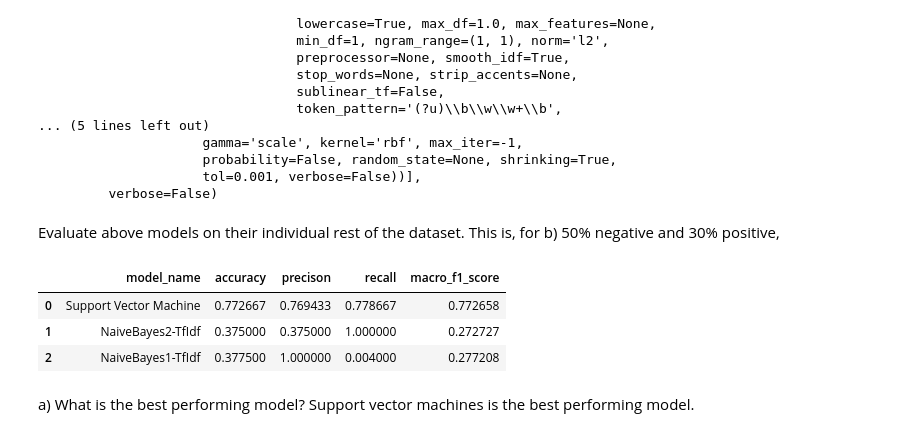
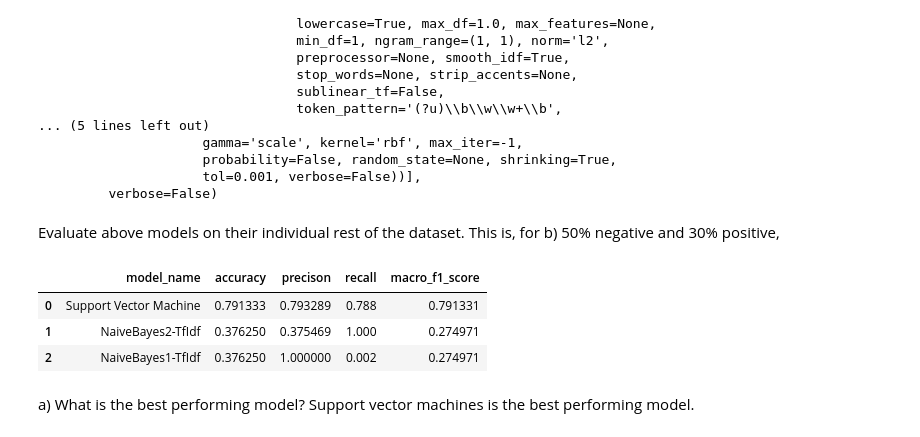
Before and after one commit to csrajath/CSC_8980_NLP, a Jupyter notebook: rcs1_TNLP_CSC_8980_HW3.ipynb, the cells around one changed output. Saved outputs shown, nothing was run; the diff lists cells and outputs as text; code cells hidden in the pictures.

Commit message:
made stupid error of printing same  Q3 metrics list in bonus question

```diff
--- a/rcs1_TNLP_CSC_8980_HW3.ipynb
+++ b/rcs1_TNLP_CSC_8980_HW3.ipynb
@@ -422,7 +421,9 @@ a) For training: use 50% of the positive dataset and 70% of the negative dataset
 random.shuffle(pos_content_bonus)
 random.shuffle(neg_content_bonus)
 
-m1_pos_train = pos_content_bonus[:len(pos_content_bonus[:int((50/100)*len(pos_content_bonus))])]
-m1_neg_train = neg_content_bonus[:len(neg_content_bonus[:int((70/100)*len(neg_content_bonus))])]
-m1_pos_test = pos_content_bonus[len(pos_content_bonus[:int((50/100)*len(pos_content_bonus))]):]
-m1_neg_test = neg_content_bonus[len(neg_content_bonus[:int((70/100)*len(neg_content_bonus))]):]
+pos_m3 = len(pos_content_bonus[:int((50/100)*len(pos_content_bonus))])
+neg_m3 = len(neg_content_bonus[:int((70/100)*len(neg_content_bonus))])
+m1_pos_train = pos_content_bonus[:pos_m3]
+m1_neg_train = neg_content_bonus[:neg_m3]
+m1_pos_test = pos_content_bonus[pos_m3:]
+m1_neg_test = neg_content_bonus[neg_m3:]
@@ -473,10 +476,13 @@ b) For training: use 50% of the negative dataset and 70% of the positive dataset
 # %%
 random.shuffle(pos_content_bonus)
 random.shuffle(neg_content_bonus)
-m2_pos_train = pos_content_bonus[:len(pos_content_bonus[:int((70/100)*len(pos_content_bonus))])]
-m2_neg_train = neg_content_bonus[:len(neg_content_bonus[:int((50/100)*len(neg_content_bonus))])]
-m2_pos_test = pos_content_bonus[len(pos_content_bonus[:int((70/100)*len(pos_content_bonus))]):]
-m2_neg_test = neg_content_bonus[len(neg_content_bonus[:int((50/100)*len(neg_content_bonus))]):]
+
+pos_m3 = len(pos_content_bonus[:int((70/100)*len(pos_content_bonus))])
+neg_m3 = len(neg_content_bonus[:int((50/100)*len(neg_content_bonus))])
+m2_pos_train = pos_content_bonus[:pos_m3]
+m2_neg_train = neg_content_bonus[:neg_m3]
+m2_pos_test = pos_content_bonus[pos_m3:]
+m2_neg_test = neg_content_bonus[neg_m3:]
 # %%
 #training NaiveBayes2 for bonus
 m2_train_data = m2_pos_train + m2_neg_train
@@ -525,10 +531,13 @@ c) For training: use 25% of the negative dataset and 25% of the positive dataset
 # %%
 random.shuffle(pos_content_bonus)
 random.shuffle(neg_content_bonus)
-m3_pos_train = pos_content_bonus[:len(pos_content_bonus[:int((25/100)*len(pos_content_bonus))])]
-m3_neg_train = neg_content_bonus[:len(neg_content_bonus[:int((25/100)*len(neg_content_bonus))])]
-m3_pos_test = pos_content_bonus[len(pos_content_bonus[:int((25/100)*len(pos_content_bonus))]):]
-m3_neg_test = neg_content_bonus[len(neg_content_bonus[:int((25/100)*len(neg_content_bonus))]):]
+
+pos_m3 = len(pos_content_bonus[:int((25/100)*len(pos_content_bonus))])
+neg_m3 = len(neg_content_bonus[:int((25/100)*len(neg_content_bonus))])
+m3_pos_train = pos_content_bonus[:pos_m3]
+m3_neg_train = neg_content_bonus[:neg_m3]
+m3_pos_test = pos_content_bonus[pos_m3:]
+m3_neg_test = neg_content_bonus[neg_m3:]
 # %%
 #training SVM fo rbonus
 m3_train_data = m3_pos_train + m3_neg_train
@@ -574,13 +583,13 @@ m3_pvalues = [m3_name, m3_accuracy, m3_precision, recall_model3, mf1_model_3]
 # %%
 #creating a dataframe for metrics of all models performance metrixs
 pm_list_bonus = [m3_pvalues, m2_pvalues, m1_pvalues]
-pm_df_bonus = pd.DataFrame(pm_list, columns = ["model_name", "accuracy", "precison", "recall", 'macro_f1_score'])
+pm_df_bonus = pd.DataFrame(pm_list_bonus, columns = ["model_name", "accuracy", "precison", "recall", 'macro_f1_score'])
 pm_df_bonus
 # %% [output]
 |  | model_name | accuracy | precison | recall | macro_f1_score |
-| 0 | Support Vector Machine | 0.772667 | 0.769433 | 0.778667 | 0.772658 |
-| 1 | NaiveBayes2-TfIdf | 0.375000 | 0.375000 | 1.000000 | 0.272727 |
-| 2 | NaiveBayes1-TfIdf | 0.377500 | 1.000000 | 0.004000 | 0.277208 |
+| 0 | Support Vector Machine | 0.791333 | 0.793289 | 0.788 | 0.791331 |
+| 1 | NaiveBayes2-TfIdf | 0.376250 | 0.375469 | 1.000 | 0.274971 |
+| 2 | NaiveBayes1-TfIdf | 0.376250 | 1.000000 | 0.002 | 0.274971 |
 # %% [markdown]
 a) What is the best performing model?
 Support vector machines is the best performing model.
```
Also changed, not shown: parts of 5 cells of this notebook.
